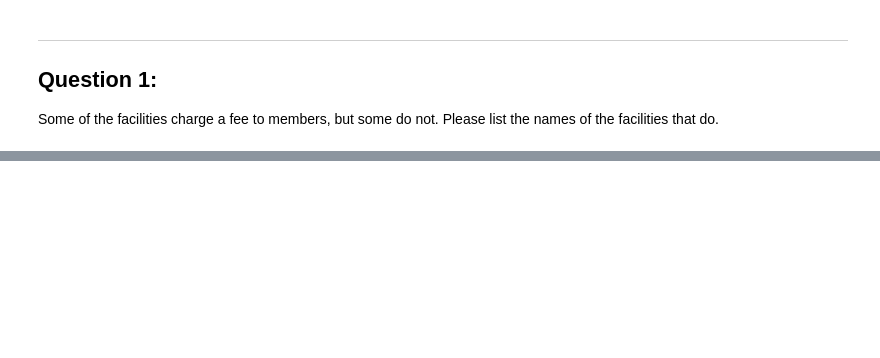
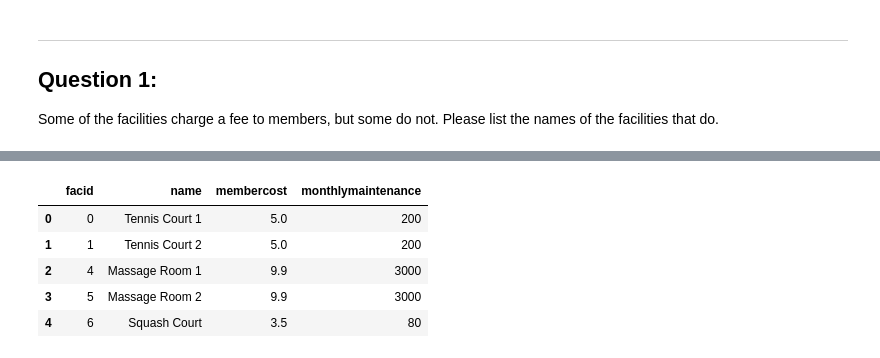
Before and after one commit to Skipper9000/data-wrangling-SQL-exercise, a Jupyter notebook: sql_mini_project.ipynb, the cells around one changed output, grey strips where cells are left out. Saved outputs shown, nothing was run; the diff lists cells and outputs as text; code cells hidden in the pictures; blank space fills up the shorter version.

```diff
--- a/sql_mini_project.ipynb
+++ b/sql_mini_project.ipynb
@@ -182,0 +156,24 @@ The solutions from here on out are in my "1520094343_sql_project.sql" file
+# %%
+# Create a context manager to connect and work with the database engine
+# as well as automatically close the database connection when done
+with sqlite3.connect('country_club.sqlite') as connection:
+    cursor = connection.cursor()
+    query = cursor.execute("SELECT facid,\
+                                   name,\
+                                   membercost,\
+                                   monthlymaintenance \
+                              FROM Facilities \
+                             WHERE CAST(membercost AS INTEGER) <> 0 \
+                               AND CAST(membercost AS INTEGER) < (CAST(monthlymaintenance AS INTEGER) * 0.2)")
+    df_solution3 = pd.DataFrame(query.fetchall())
+    df_solution3.columns = [tuple[0] for tuple in query.description]
+
+# Display the answer using a pandas DataFrame
+df_solution3
+# %% [output]
+|  | facid | name | membercost | monthlymaintenance |
+| 0 | 0 | Tennis Court 1 | 5.0 | 200 |
+| 1 | 1 | Tennis Court 2 | 5.0 | 200 |
+| 2 | 4 | Massage Room 1 | 9.9 | 3000 |
+| 3 | 5 | Massage Room 2 | 9.9 | 3000 |
+| 4 | 6 | Squash Court | 3.5 | 80 |
```
Also changed, not shown: parts of 29 cells of this notebook.
